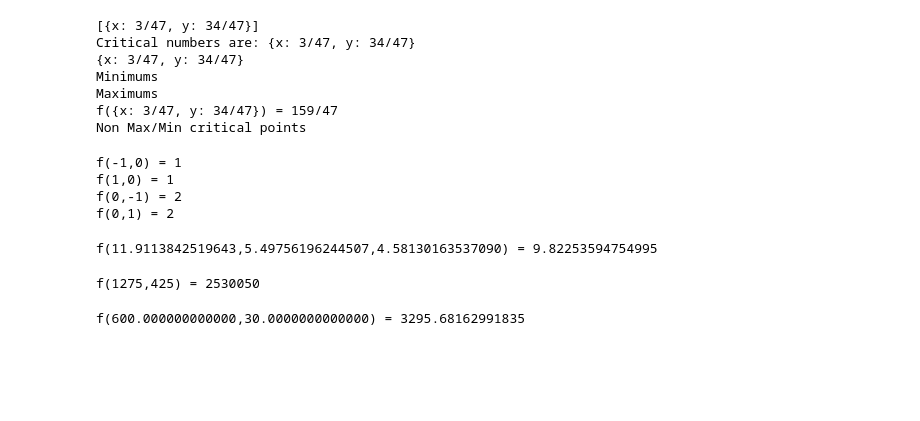
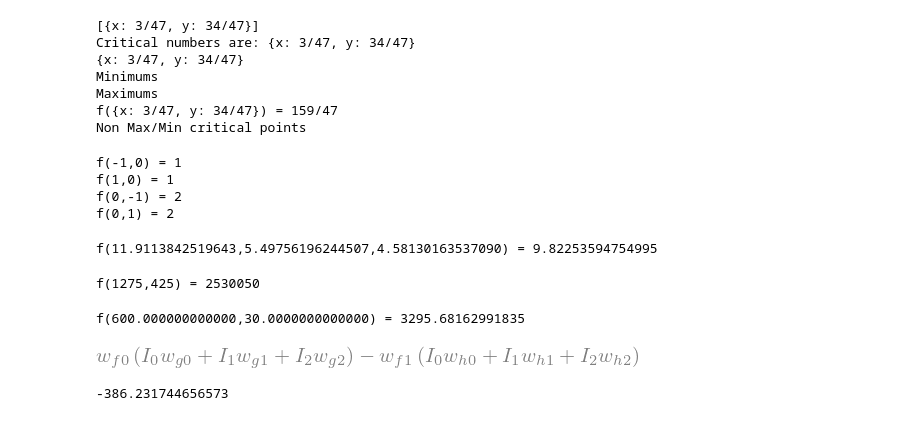
Before and after one commit to uberj/School, a Jupyter notebook: msds/msds400/problemsets/ProblemSet8.ipynb, the cells around one changed output. Cells and saved outputs as stored; diff of their text form; code cells hidden in the pictures; blank space fills up the shorter version.

```diff
--- a/msds/msds400/problemsets/ProblemSet8.ipynb
+++ b/msds/msds400/problemsets/ProblemSet8.ipynb
@@ -279,3 +288,28 @@ g = p*400 + r*2000 - 300000
 lagrange_optimize(f, g, [p, r])
 # %% [output]
 f(600.000000000000,30.0000000000000) = 3295.68162991835
+# %%
+from random import Random
+r = Random(0)
+ri = lambda: r.randint(-10, 10)
+
+I_0, I_1, I_2, w_g0, w_g1, w_g2, w_h0, w_h1, w_h2, w_f0, w_f1, E = \
+    symbols('I_0 I_1 I_2 w_g0 w_g1 w_g2 w_h0 w_h1 w_h2 w_f0 w_f1, E')
+
+G = I_0*w_g0 + I_1*w_g1 + I_2*w_g2
+H = I_0*w_h0 + I_1*w_h1 + I_2*w_h2
+F = G*w_f0 - H*w_f1
+
+V = I_0 + 3*I_1 + 7*I_2
+Inputs = dict([
+    (I_0, ri()),(I_1, ri()),(I_2, ri())
+])
+weights = dict([ # Inputs
+    [w_g0, ri()],[w_g1, ri()],[w_g2, ri()], # g weights
+    [w_h0, ri()],[w_h1, ri()],[w_h2, ri()], # h weights
+    [w_f0, ri()],[w_f1, ri()], # f weights
+])
+F.subs(terms.items()) # error term
+F
+# %% [output]
+[figure, added]
@@ -281,0 +319,17 @@ f(600.000000000000,30.0000000000000) = 3295.68162991835
+# %%
+weights = list(terms.items())[3:]
+error = E.subs(weights + Is)
+for i in range(100):
+    adjusted_weights = []
+    alpha = 0.001
+    Error = pow(F - V, 2)
+    for i, w in enumerate(map(list, weights)):
+        adjust = alpha * E.diff(w[0]).subs(weights).subs(Inputs)
+#         if i == 4:
+#             print(w)
+        w[1] = w[1] - adjust
+        adjusted_weights.append(w)
+    weights = adjusted_weights
+print(E.subs(weights + Is))
+# %% [output]
+-386.231744656573
```
Also changed, not shown: parts of 12 cells of this notebook, 41 other files.
